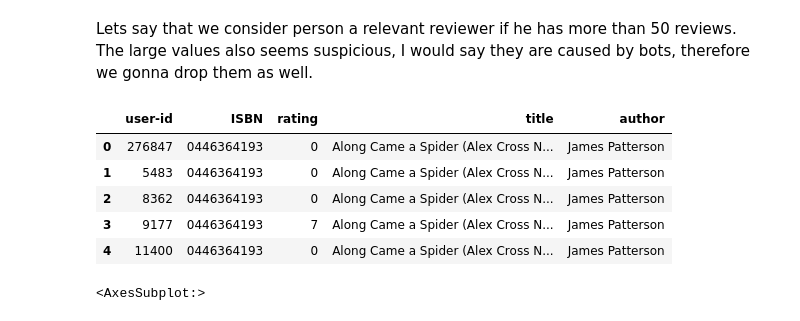
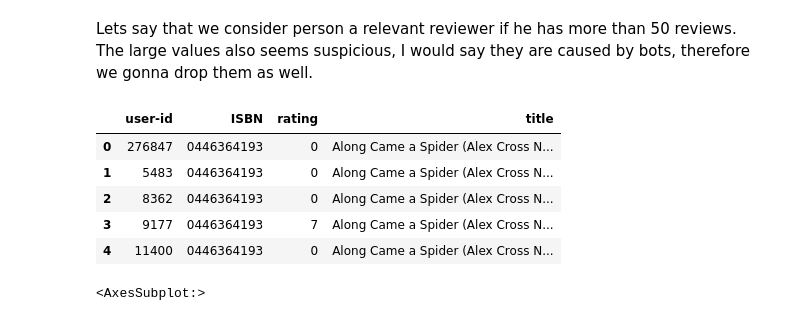
Before and after one commit to krebso/book-recommendation, a Jupyter notebook: book_recommendation.ipynb, the cells around one changed output. Saved outputs shown, nothing was run; the diff lists cells and outputs as text; code cells hidden in the pictures.

```diff
--- a/book_recommendation.ipynb
+++ b/book_recommendation.ipynb
@@ -42,6 +40,6 @@ memory usage: 16.6+ MB
 # %% [markdown]
 As can be seen, there are some redundant columns which we do not want to consider when deciding what book to recommend, so lets get rid of them
 # %%
-books_df.drop( columns=[ "Image-URL-S", "Image-URL-M", "Image-URL-L", "Publisher", "Year-Of-Publication" ], inplace=True )
-books_df.columns = [ "ISBN", "title", "author" ]
+books_df.drop( columns=[ "Image-URL-S", "Image-URL-M", "Image-URL-L", "Publisher", "Year-Of-Publication", "Book-Author" ], inplace=True )
+books_df.columns = [ "ISBN", "title" ] #, "author" ]
 # %%
@@ -106,18 +91,18 @@ ratings_df = ratings_df[ ratings_df[ "user-id" ].isin( user_reviews[ ( user_revi
 # %%
 books_with_ratings_df = ratings_df.merge( books_df, on="ISBN" )
 
 # we do not care about those columns when using colaborative filtering
-to_be_dropped = [ "year-of-publication", "publisher", "author" ]
+# to_be_dropped = [ "Year-Of-Publication", "Publisher", "Author" ]
 
 # books_with_ratings_df.drop( to_be_dropped, axis=1, inplace=True )
 books_with_ratings_df.head()
 # %% [output]
-|  | user-id | ISBN | rating | title | author |
-| 0 | 276847 | 0446364193 | 0 | Along Came a Spider (Alex Cross N... | James Patterson |
-| 1 | 5483 | 0446364193 | 0 | Along Came a Spider (Alex Cross N... | James Patterson |
-| 2 | 8362 | 0446364193 | 0 | Along Came a Spider (Alex Cross N... | James Patterson |
-| 3 | 9177 | 0446364193 | 7 | Along Came a Spider (Alex Cross N... | James Patterson |
-| 4 | 11400 | 0446364193 | 0 | Along Came a Spider (Alex Cross N... | James Patterson |
+|  | user-id | ISBN | rating | title |
+| 0 | 276847 | 0446364193 | 0 | Along Came a Spider (Alex Cross N... |
+| 1 | 5483 | 0446364193 | 0 | Along Came a Spider (Alex Cross N... |
+| 2 | 8362 | 0446364193 | 0 | Along Came a Spider (Alex Cross N... |
+| 3 | 9177 | 0446364193 | 7 | Along Came a Spider (Alex Cross N... |
+| 4 | 11400 | 0446364193 | 0 | Along Came a Spider (Alex Cross N... |
 # %%
 books_with_ratings_df = books_with_ratings_df.dropna(axis = 0, subset = ['title'])
 
```
Also changed, not shown: parts of 11 cells of this notebook.
